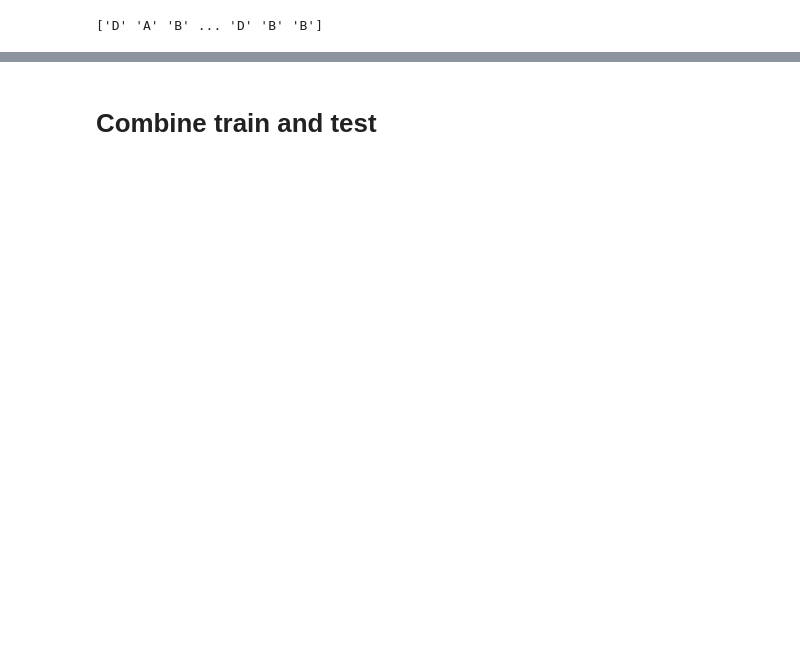
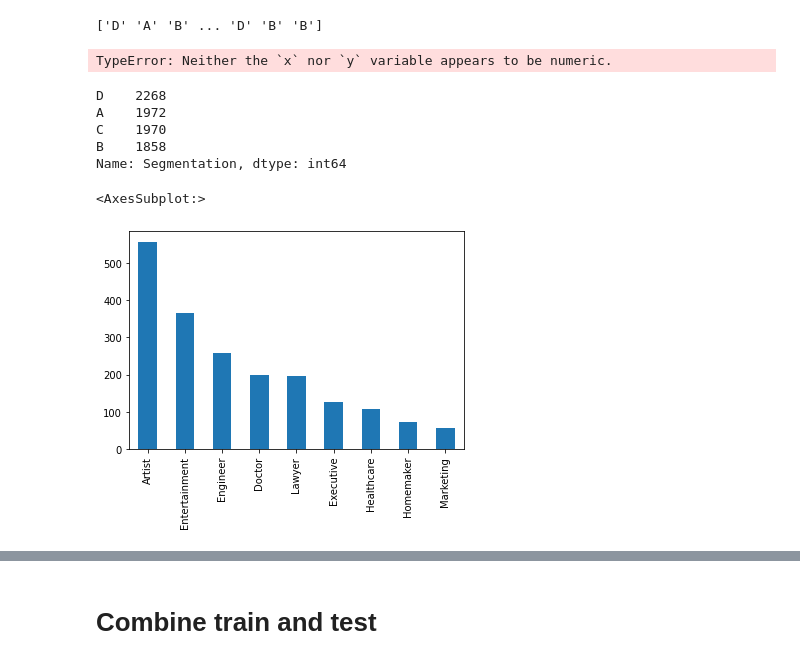
Before and after one commit to hasnaazi/Machine-Learning, a Jupyter notebook: customer-segmentation-with-kkn-method-final-resul.ipynb, the cells around one changed output, grey strips where cells are left out. Cells and saved outputs as stored; diff of their text form; code cells hidden in the pictures; blank space fills up the shorter version.

Commit message:
Kaggle Notebook | customer segmentation with kkn method, final resul | Version 18

```diff
--- a/customer-segmentation-with-kkn-method-final-resul.ipynb
+++ b/customer-segmentation-with-kkn-method-final-resul.ipynb
@@ -200,3 +192,15 @@ target = train['Segmentation'].values
 print(target)
 # %% [output]
 ['D' 'A' 'B' ... 'D' 'B' 'B']
+# %%
+sns.barplot(x="Profession",y="Segmentation", data=train)
+# %% [output]
+TypeError: Neither the `x` nor `y` variable appears to be numeric.
+# %%
+train.Segmentation.value_counts().sort_values(ascending=False)
+# %% [output]
+D    2268
+A    1972
+C    1970
+B    1858
+Name: Segmentation, dtype: int64
@@ -202,0 +209,11 @@ print(target)
+# %%
+train.Profession[train['Segmentation']=='A'].value_counts().plot(kind='bar')
+# b = train.Profession[train['Segmentation']=='B'].value_counts()
+
+
+
+
+# train[train.Family_Size.isnull()]
+# %% [output]
+<AxesSubplot:>
+[figure, added]
```
Also changed, not shown: parts of 53 cells of this notebook.
